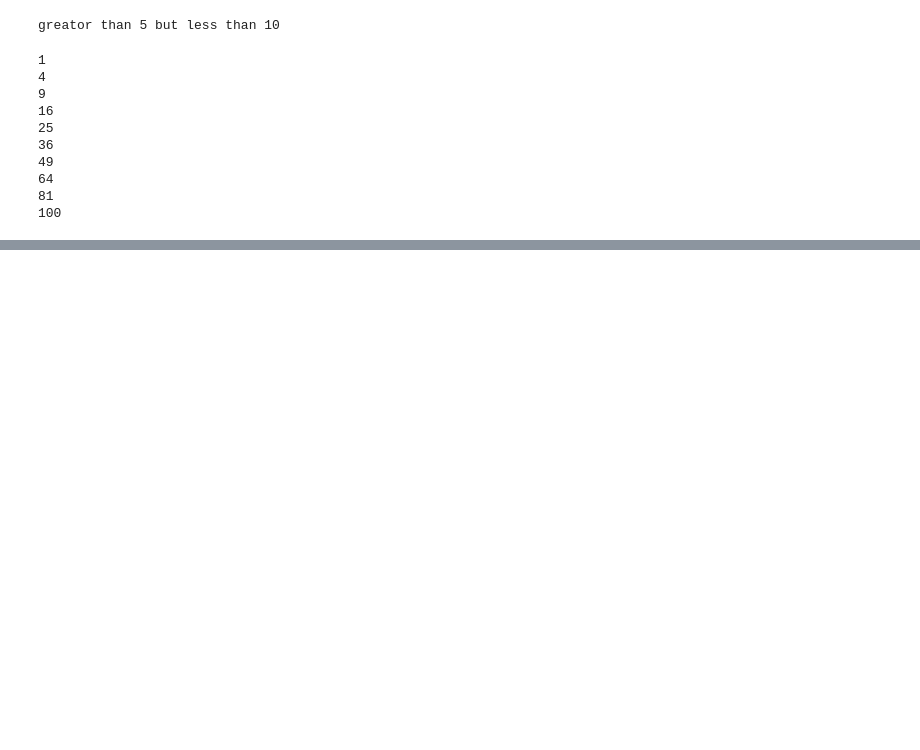
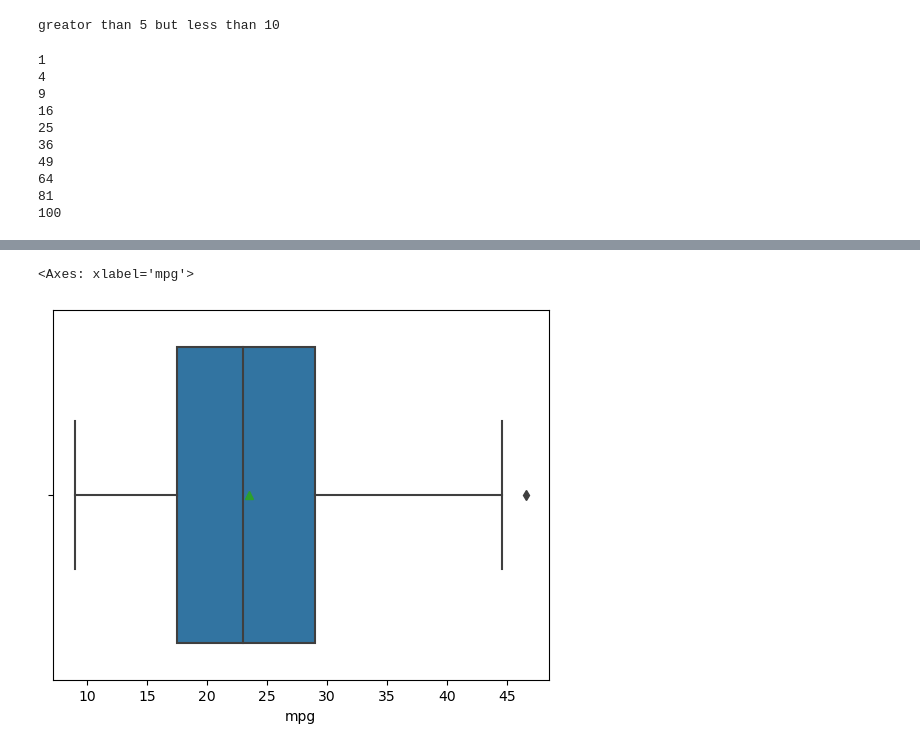
Before and after one commit to anujleo/Data_Analysis, a Jupyter notebook: Work class/ClassWork.ipynb, the cells around one changed output, grey strips where cells are left out. Drawn from its saved outputs; the diff is of its cells as text; code cells hidden in the pictures; blank space fills up the shorter version.

```diff
--- a/Work class/ClassWork.ipynb
+++ b/Work class/ClassWork.ipynb
@@ -274,0 +461,6 @@ None
+# %%
+sns.boxplot(x=df['mpg'], showmeans=  True)
+#Small triangle shows the mean value.
+# %% [output]
+<Axes: xlabel='mpg'>
+[figure, added]
```
Also changed, not shown: parts of 118 cells of this notebook, 15 other files.
